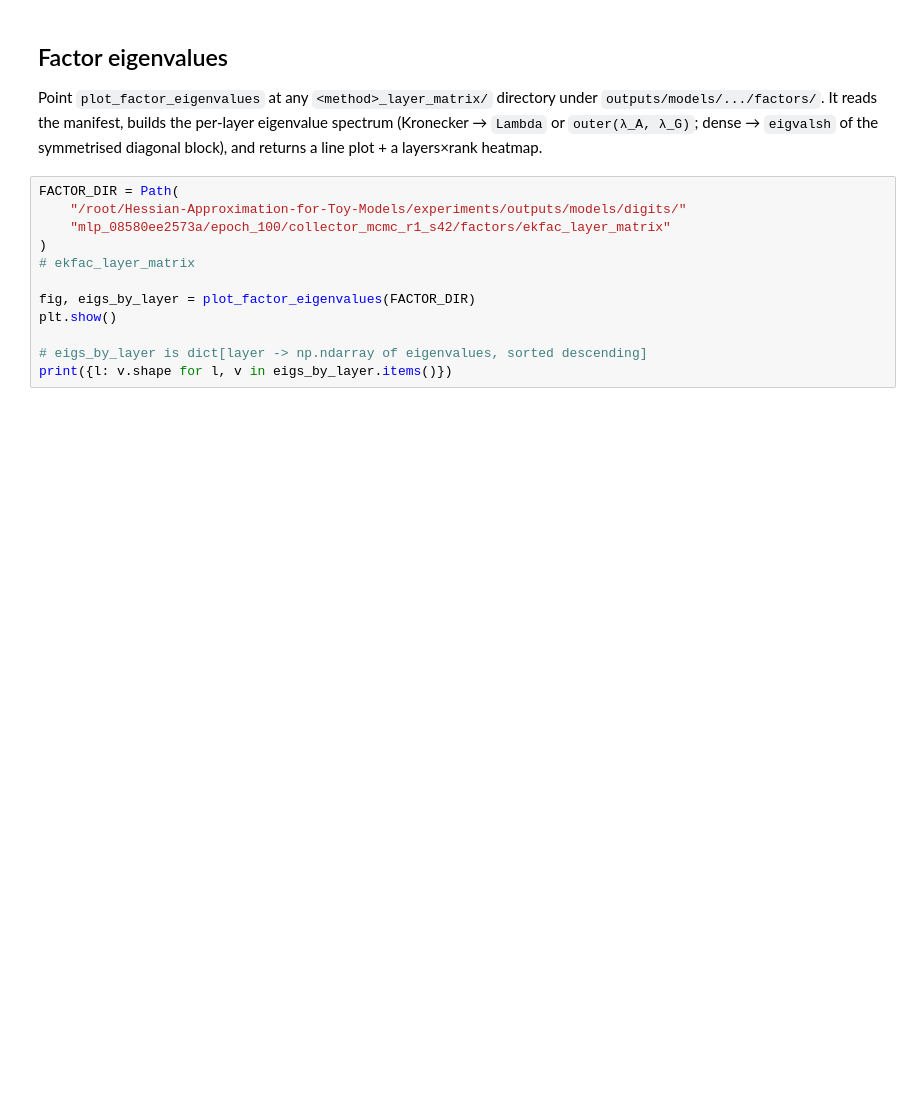
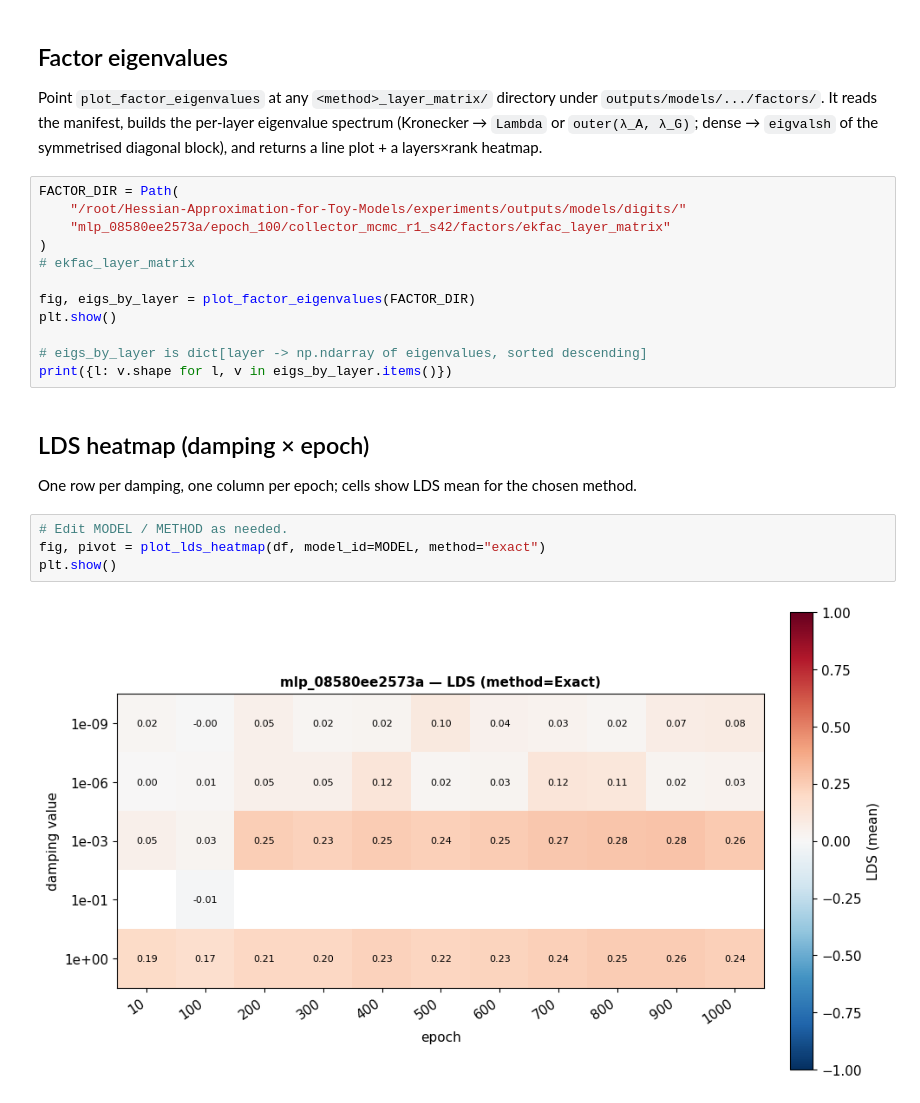
Before and after one commit to gsindlinger/Hessian-Approximation-for-Toy-Models, a Jupyter notebook: experiments/plot_runs_db.ipynb, the cells around one changed output. Cells and saved outputs as stored; diff of their text form; blank space fills up the shorter version.

```diff
--- a/experiments/plot_runs_db.ipynb
+++ b/experiments/plot_runs_db.ipynb
@@ -1224,3 +1396,13 @@ plt.show()
 
 # eigs_by_layer is dict[layer -> np.ndarray of eigenvalues, sorted descending]
 print({l: v.shape for l, v in eigs_by_layer.items()})
+# %% [markdown]
+## LDS heatmap (damping × epoch)
+
+One row per damping, one column per epoch; cells show LDS mean for the chosen method.
+# %%
+# Edit MODEL / METHOD as needed.
+fig, pivot = plot_lds_heatmap(df, model_id=MODEL, method="exact")
+plt.show()
+# %% [output]
+[figure, added]
```
Also changed, not shown: parts of 9 cells of this notebook, 1 other file.
